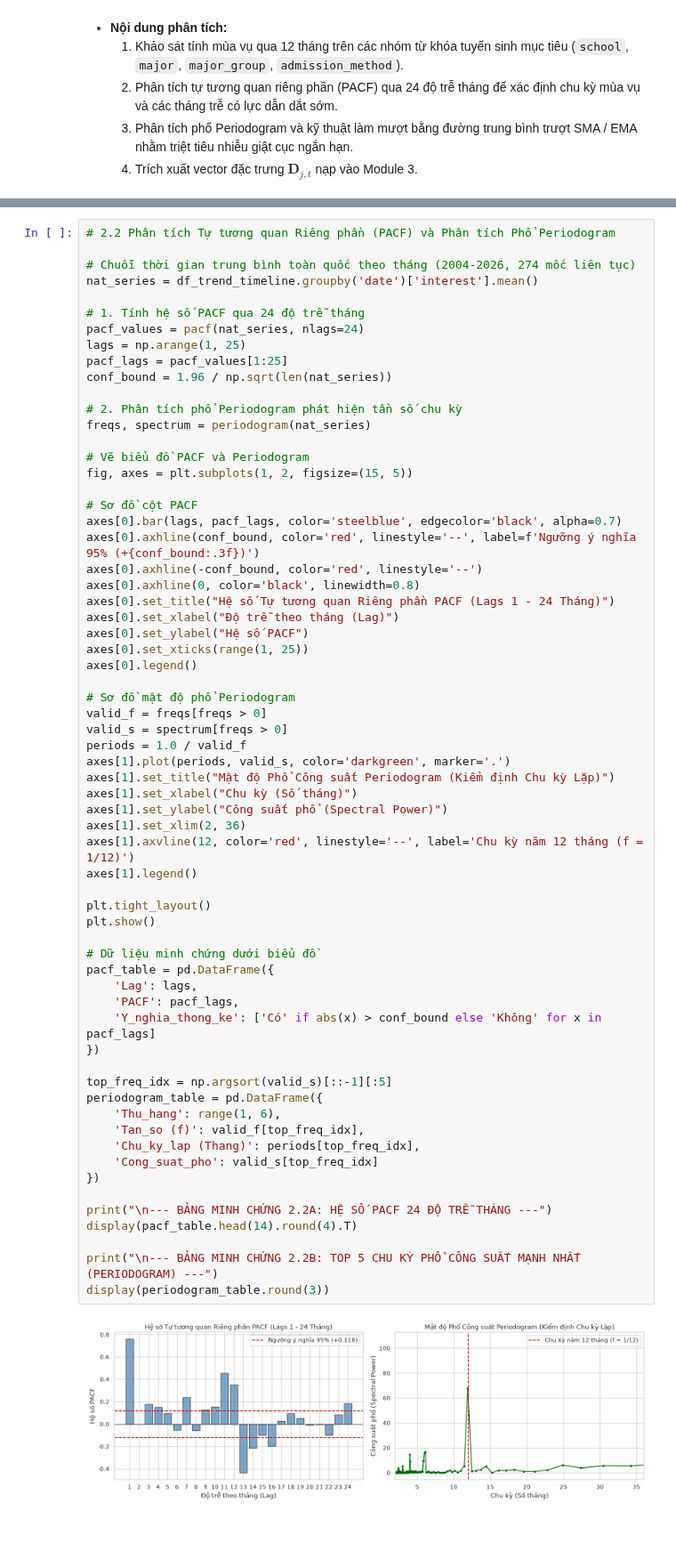
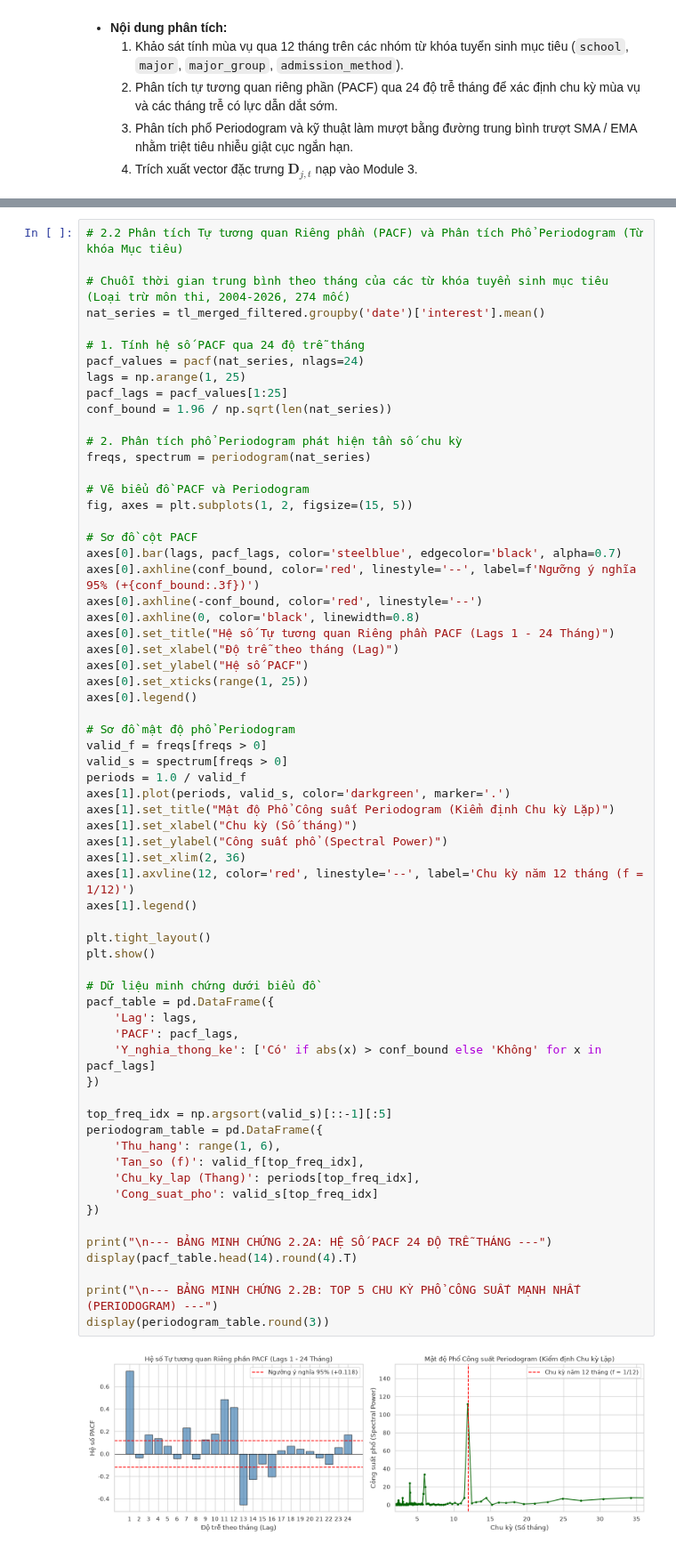
Before and after one commit to MinhQuan805/IS405.R11-Big-Data, a Jupyter notebook: scripts-processing/notebooks/feature-analysis.ipynb, the cells around one changed output, grey strips where cells are left out. Shown at 89% size. Drawn from its saved outputs; the diff is of its cells as text.

```diff
--- a/scripts-processing/notebooks/feature-analysis.ipynb
+++ b/scripts-processing/notebooks/feature-analysis.ipynb
@@ -313,8 +318,8 @@ display(pivot_monthly.round(3))
 # %%
-# 2.2 Phân tích Tự tương quan Riêng phần (PACF) và Phân tích Phổ Periodogram
+# 2.2 Phân tích Tự tương quan Riêng phần (PACF) và Phân tích Phổ Periodogram (Từ khóa Mục tiêu)
 
-# Chuỗi thời gian trung bình toàn quốc theo tháng (2004-2026, 274 mốc liên tục)
-nat_series = df_trend_timeline.groupby('date')['interest'].mean()
+# Chuỗi thời gian trung bình theo tháng của các từ khóa tuyển sinh mục tiêu (Loại trừ môn thi, 2004-2026, 274 mốc)
+nat_series = tl_merged_filtered.groupby('date')['interest'].mean()
 
 # 1. Tính hệ số PACF qua 24 độ trễ tháng
 pacf_values = pacf(nat_series, nlags=24)
@@ -348,34 +353,34 @@ axes[1].set_title("Mật độ Phổ Công suất Periodogram (Kiểm định Ch
 axes[1].set_xlabel("Chu kỳ (Số tháng)")
 axes[1].set_ylabel("Công suất phổ (Spectral Power)")
 axes[1].set_xlim(2, 36)
 axes[1].axvline(12, color='red', linestyle='--', label='Chu kỳ năm 12 tháng (f = 1/12)')
 axes[1].legend()
 
 plt.tight_layout()
 plt.show()
 
 # Dữ liệu minh chứng dưới biểu đồ
 pacf_table = pd.DataFrame({
     'Lag': lags,
     'PACF': pacf_lags,
     'Y_nghia_thong_ke': ['Có' if abs(x) > conf_bound else 'Không' for x in pacf_lags]
 })
 
 top_freq_idx = np.argsort(valid_s)[::-1][:5]
 periodogram_table = pd.DataFrame({
     'Thu_hang': range(1, 6),
     'Tan_so (f)': valid_f[top_freq_idx],
     'Chu_ky_lap (Thang)': periods[top_freq_idx],
     'Cong_suat_pho': valid_s[top_freq_idx]
 })
 
 print("\n--- BẢNG MINH CHỨNG 2.2A: HỆ SỐ PACF 24 ĐỘ TRỄ THÁNG ---")
 display(pacf_table.head(14).round(4).T)
 
 print("\n--- BẢNG MINH CHỨNG 2.2B: TOP 5 CHU KỲ PHỔ CÔNG SUẤT MẠNH NHẤT (PERIODOGRAM) ---")
 display(periodogram_table.round(3))
 # %% [output]
-[figure, old version]
+[figure, new version]
 --- BẢNG MINH CHỨNG 2.2A: HỆ SỐ PACF 24 ĐỘ TRỄ THÁNG ---
 |  | 0 | 1 | 2 | 3 | 4 | 5 | 6 | 7 | 8 | 9 | 10 | ... |
 | Lag | 1 | 2 | 3 | 4 | 5 | 6 | 7 | 8 | 9 | 10 | 11 | ... |
```
Also changed, not shown: parts of 21 cells of this notebook, 1 other file.
